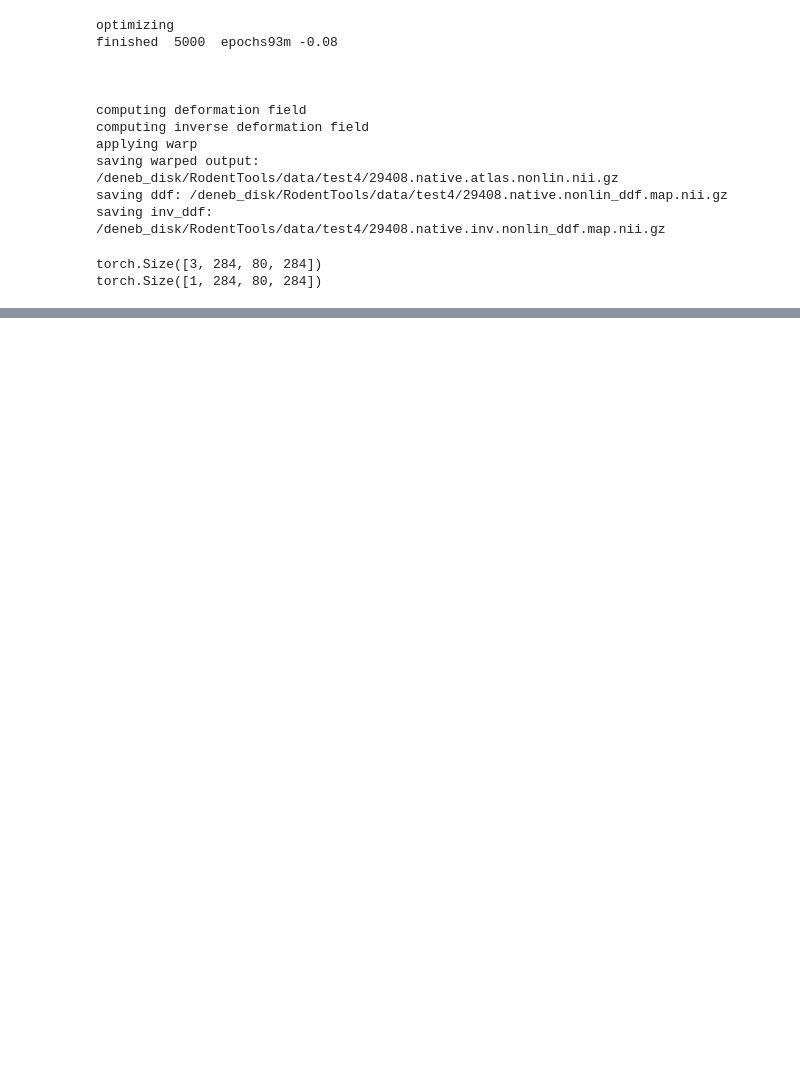
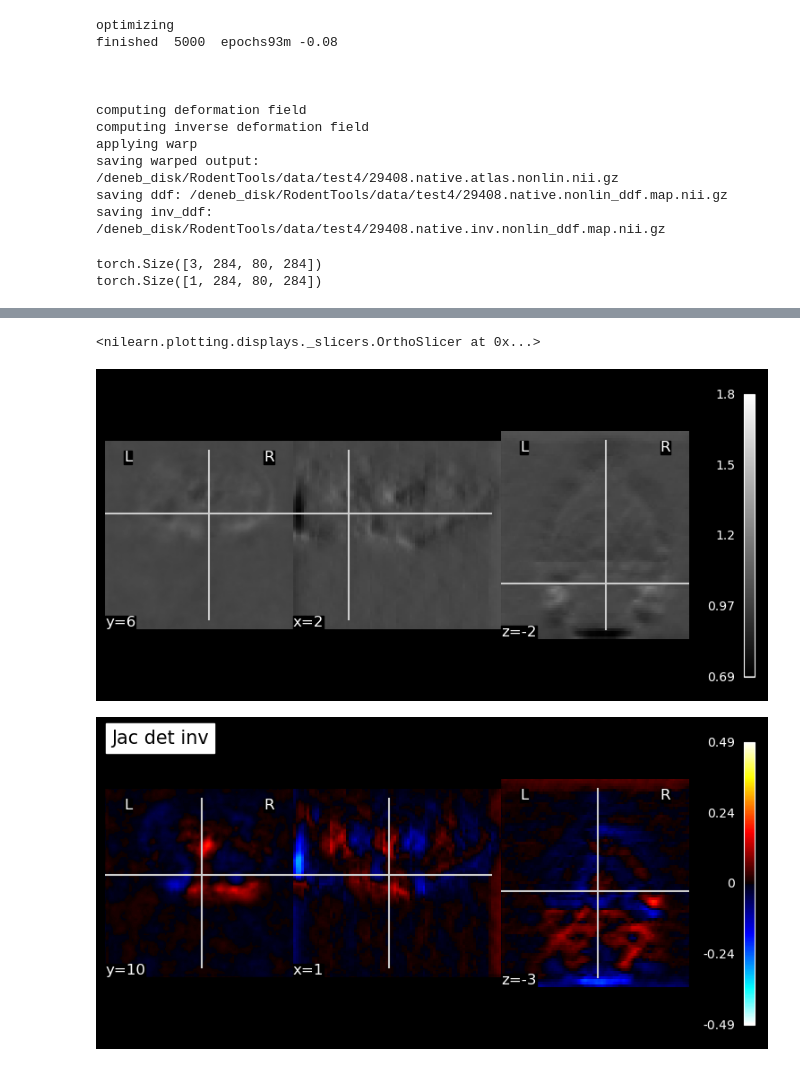
Before and after one commit to MouseSuite/rodreg, a Jupyter notebook: main_reg.ipynb, the cells around one changed output, grey strips where cells are left out. Cells and saved outputs as stored; diff of their text form; code cells hidden in the pictures; blank space fills up the shorter version.

```diff
--- a/main_reg.ipynb
+++ b/main_reg.ipynb
@@ -35,6 +35,7 @@ inv_nonlin_reg_map_file = subbase+".inv.nonlin_ddf.map.nii.gz"
 centered_atlas_nonlinreg = subbase+".atlas.nonlin.nii.gz"
 centered_atlas_nonlinreg_labels = subbase+".atlas.nonlin.label.nii.gz"
 jac_det_file = subbase+".jacobian_det.nii.gz"
+inv_jac_det_file = subbase+".inv.jacobian_det.nii.gz"
 # %%
 
 plot_anat(sub_bse_t2)
@@ -196,0 +205,13 @@ plot_stat_map(jac,sub_bse_t2,title='Jac det')
+# %%
+plot_anat(inv_jac_det_file, colorbar=True)
+
+jac=nb.load(inv_jac_det_file)
+jac = jac.get_fdata() - 1
+
+from nilearn.image import new_img_like
+jac = new_img_like(sub_bse_t2,jac)
+plot_stat_map(jac,sub_bse_t2,title='Jac det inv')
+# %% [output]
+<nilearn.plotting.displays._slicers.OrthoSlicer at 0x...>
+[figure, added]
+[figure, added]
```
Also changed, not shown: parts of 6 cells of this notebook, 2 other files.
